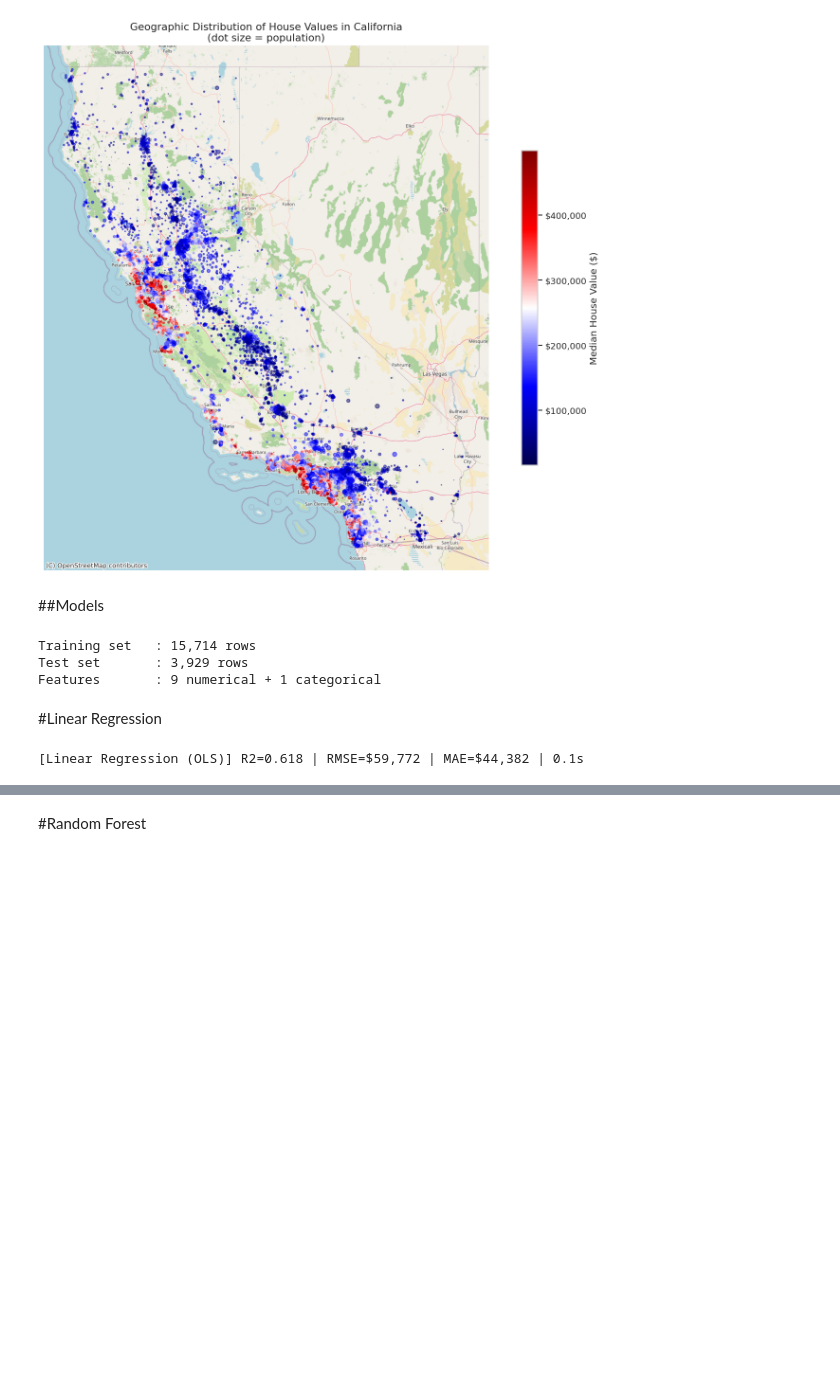
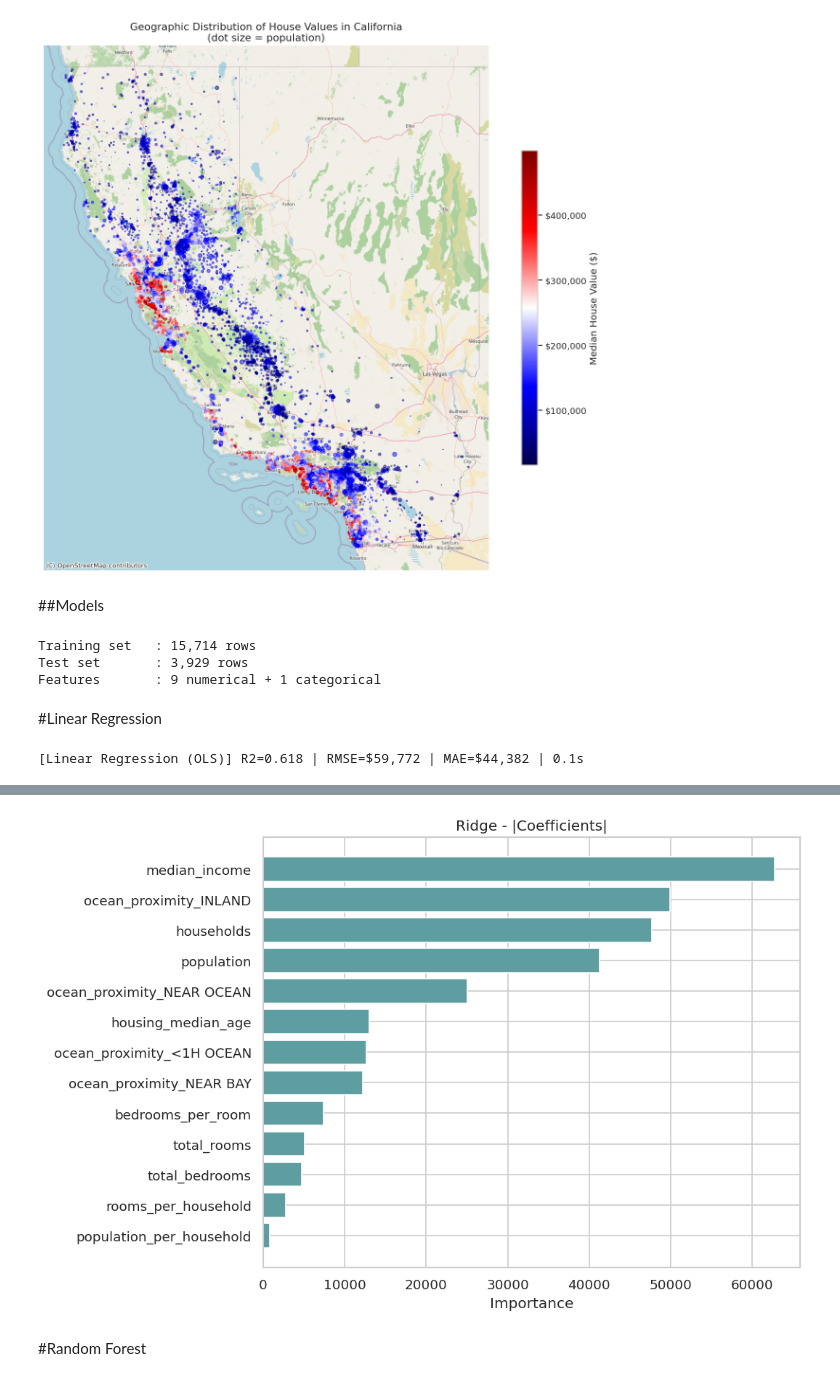
Before and after one commit to toni2174301/CFF-, a Jupyter notebook: Main.ipynb, the cells around one changed output, grey strips where cells are left out. Cells and saved outputs as stored; diff of their text form; code cells hidden in the pictures; blank space fills up the shorter version.

```diff
--- a/Main.ipynb
+++ b/Main.ipynb
@@ -521,3 +627,14 @@ print(f"  Best alpha (Lasso): {gs_lasso.best_params_}")
+# %%
+# ============================================================
+#  VARIABLE IMPORTANCE: RIDGE
+# ============================================================
+
+best_ridge = gs_ridge.best_estimator_
+ridge_coefs = np.abs(best_ridge.named_steps['model'].coef_)
+plot_importance(ridge_coefs, get_feature_names(best_ridge),
+                'Ridge - |Coefficients|', color='cadetblue')
+# %% [output]
+[figure, added]
 # %% [markdown]
 #Random Forest
 # %%
```
Also changed, not shown: parts of 19 cells of this notebook.
